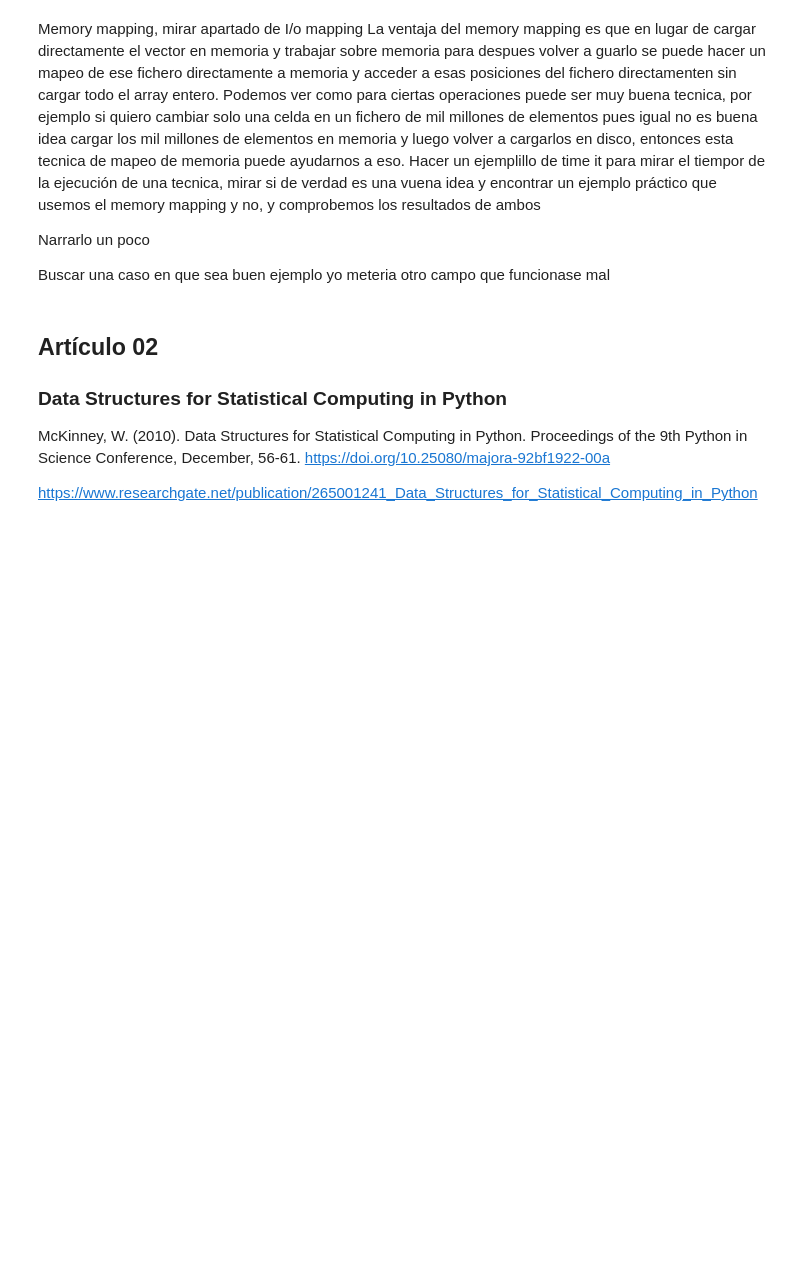
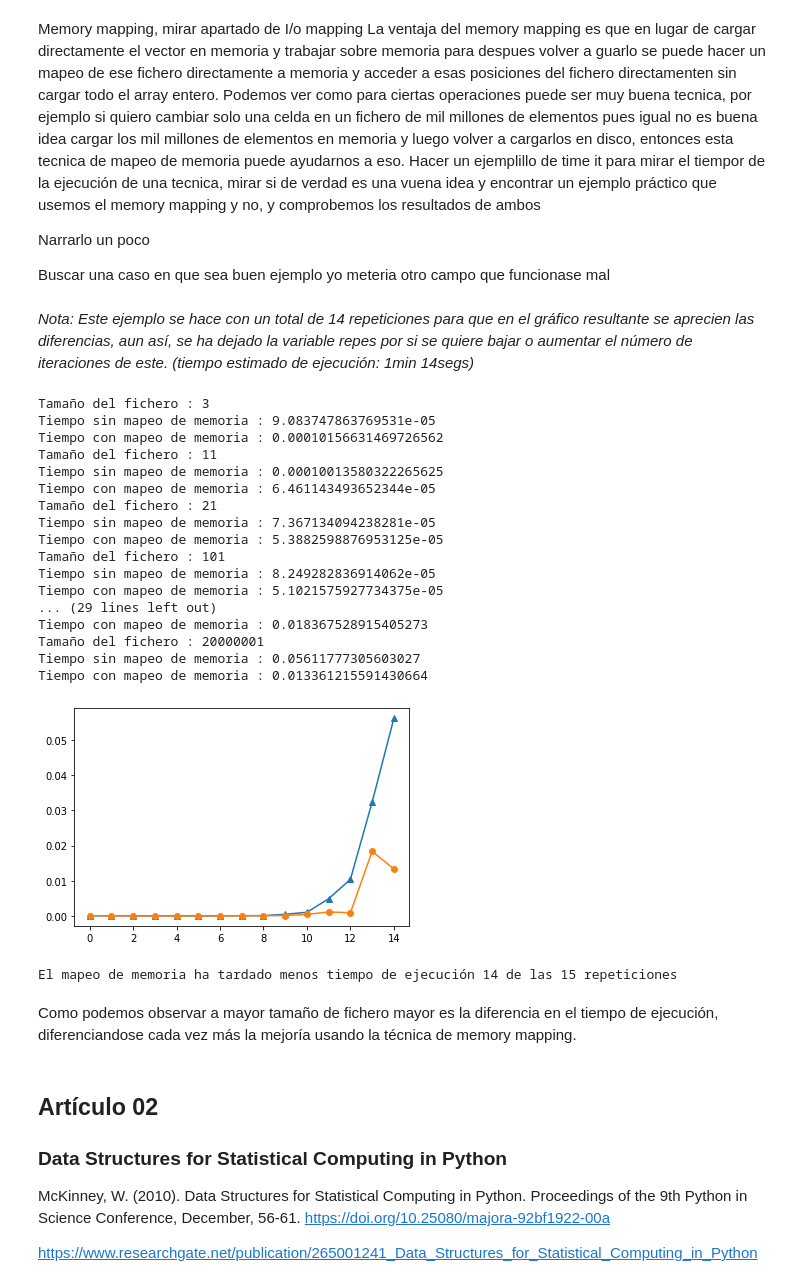
Before and after one commit to mariachurches/PythonIA, a Jupyter notebook: WhitePapers/01MIAR_ACT_WhitePapers.ipynb, the cells around one changed output. Drawn from its saved outputs; the diff is of its cells as text; code cells hidden in the pictures; blank space fills up the shorter version.

```diff
--- a/WhitePapers/01MIAR_ACT_WhitePapers.ipynb
+++ b/WhitePapers/01MIAR_ACT_WhitePapers.ipynb
@@ -236,3 +173,81 @@ import mmap
+# %% [markdown]
+*Nota: Este ejemplo se hace con un total de 14 repeticiones para que en el gráfico resultante se aprecien las diferencias, aun así, se ha dejado la variable repes por si se quiere bajar o aumentar el número de iteraciones de este. (tiempo estimado de ejecución: 1min 14segs)*
+# %%
+random.seed(0)
+def crear_fichero(t):
+  file = open("/content/file.txt", "w")
+  for i in range(t+1):
+    file.write("C++")
+    if i == int(random.random()*t) : file.write("Python")
+  file.close()
+# %%
+from ssl import SSLErrorNumber
+#Creación de estructuras de clases necesarias
+repes = 15
+tamaño = 1
+sin_mapeo = []
+con_mapeo = []
+
+#Prueba de lectura de datos con y sin mapeo
+for i in range(repes):
+  if i % 2 == 0: tamaño*=2
+  else: tamaño*=5
+  crear_fichero(tamaño)
+
+  #Ejemplo con lectura normal de fichero
+  t_no_mmap_start_read = time()
+  with open("/content/file.txt", mode="r") as fbn:
+    texto = fbn.read()
+    texto.find("Python")
+  t_no_mmap_start_end = time()
+
+  #Ejemplo usando memory mapping
+  t_mmap_start_read = time()
+  with open("/content/file.txt", mode="r") as fbm:
+    with mmap.mmap(fbm.fileno(), 0, access= mmap.ACCESS_READ) as mmap_o:
+      mmap_o.find(b"Python")
+  t_mmap_end_read = time()
+
+  #Comparamos los resultados
+  sin_mapeo.append(t_no_mmap_start_end - t_no_mmap_start_read)
+  con_mapeo.append(t_mmap_end_read - t_mmap_start_read)
+  print('Tamaño del fichero : {0}'.format(tamaño+1))
+  print('Tiempo sin mapeo de memoria : {0}'.format(sin_mapeo[-1]))
+  print('Tiempo con mapeo de memoria : {0}'.format(con_mapeo[-1]))
+
+#Visualizamos los datos
+fig, ax = plt.subplots()
+axes_x = range(repes)
+ax.plot(axes_x, sin_mapeo, marker = '^')
+ax.plot(axes_x, con_mapeo, marker = 'o')
+plt.show()
+
+results = list(map(lambda x, y: x > y, sin_mapeo, con_mapeo))
+if all(results) : print("La ejecución sin mapeo de memoria ha ocasionado una disminución de lectura para todos los tamaños de fichero")
+else:
+  print(f"El mapeo de memoria ha tardado menos tiempo de ejecución {sum(results)} de las {repes} repeticiones")
+# %% [output]
+Tamaño del fichero : 3
+Tiempo sin mapeo de memoria : 9.083747863769531e-05
+Tiempo con mapeo de memoria : 0.00010156631469726562
+Tamaño del fichero : 11
+Tiempo sin mapeo de memoria : 0.00010013580322265625
+Tiempo con mapeo de memoria : 6.461143493652344e-05
+Tamaño del fichero : 21
+Tiempo sin mapeo de memoria : 7.367134094238281e-05
+Tiempo con mapeo de memoria : 5.3882598876953125e-05
+Tamaño del fichero : 101
+Tiempo sin mapeo de memoria : 8.249282836914062e-05
+Tiempo con mapeo de memoria : 5.1021575927734375e-05
+... (29 lines left out)
+Tiempo con mapeo de memoria : 0.018367528915405273
+Tamaño del fichero : 20000001
+Tiempo sin mapeo de memoria : 0.05611777305603027
+Tiempo con mapeo de memoria : 0.013361215591430664
+[figure, added]
+El mapeo de memoria ha tardado menos tiempo de ejecución 14 de las 15 repeticiones
+# %% [markdown]
+Como podemos observar a mayor tamaño de fichero mayor es la diferencia en el  tiempo de ejecución, diferenciandose cada vez más la mejoría usando la técnica de memory mapping.
 # %% [markdown]
 ## Artículo 02
 
```
Also changed, not shown: parts of 9 cells of this notebook.
